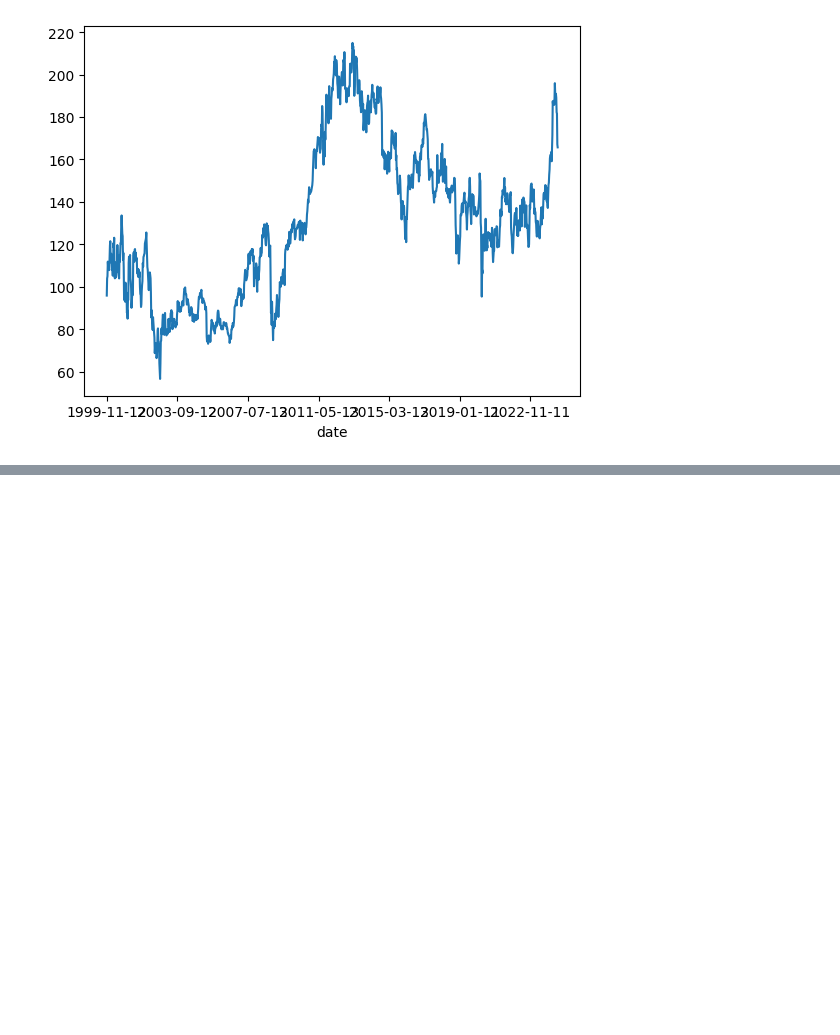
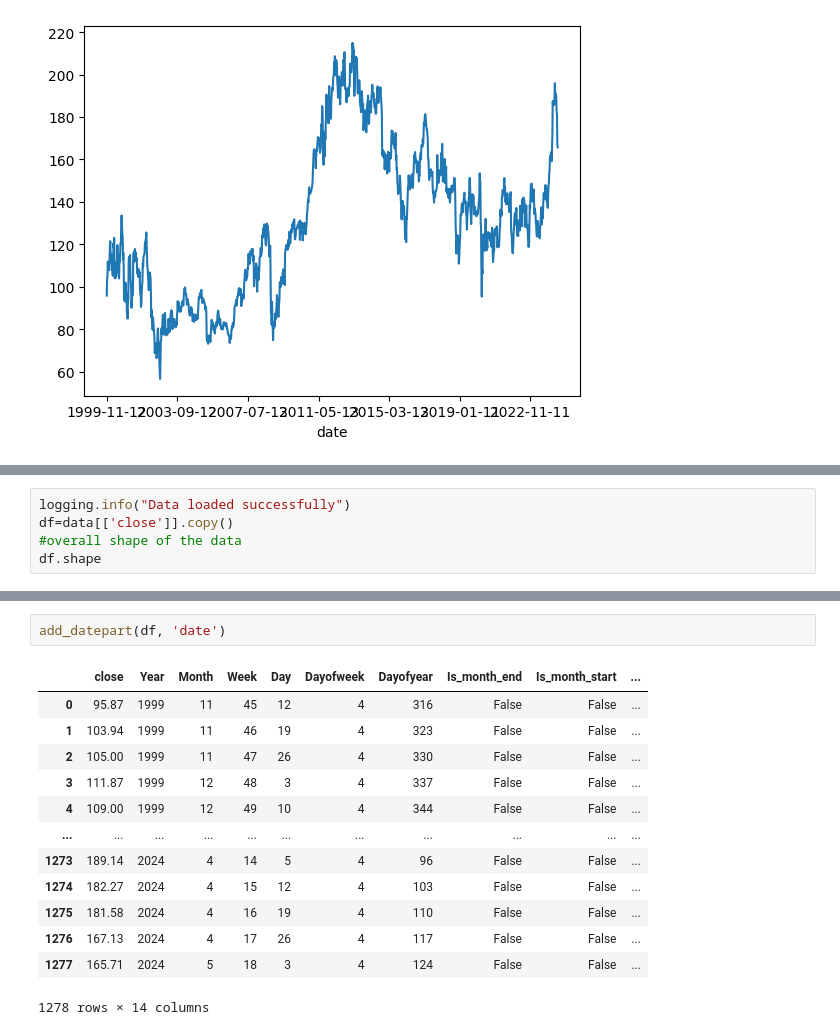
Before and after one commit to sakshamgulati/MLOps_Template, a Jupyter notebook: dev_latest.ipynb, the cells around one changed output, grey strips where cells are left out. Saved outputs shown, nothing was run; the diff lists cells and outputs as text; blank space fills up the shorter version.

```diff
--- a/dev_latest.ipynb
+++ b/dev_latest.ipynb
@@ -370,0 +109,5 @@ plot_periodogram(df_trend.close)
+# %%
+logging.info("Data loaded successfully")
+df=data[['close']].copy()
+#overall shape of the data
+df.shape
@@ -370,0 +156,16 @@ plot_periodogram(df_trend.close)
+# %%
+add_datepart(df, 'date')
+# %% [output]
+|  | close | Year | Month | Week | Day | Dayofweek | Dayofyear | Is_month_end | Is_month_start | ... |
+| 0 | 95.87 | 1999 | 11 | 45 | 12 | 4 | 316 | False | False | ... |
+| 1 | 103.94 | 1999 | 11 | 46 | 19 | 4 | 323 | False | False | ... |
+| 2 | 105.00 | 1999 | 11 | 47 | 26 | 4 | 330 | False | False | ... |
+| 3 | 111.87 | 1999 | 12 | 48 | 3 | 4 | 337 | False | False | ... |
+| 4 | 109.00 | 1999 | 12 | 49 | 10 | 4 | 344 | False | False | ... |
+| ... | ... | ... | ... | ... | ... | ... | ... | ... | ... | ... |
+| 1273 | 189.14 | 2024 | 4 | 14 | 5 | 4 | 96 | False | False | ... |
+| 1274 | 182.27 | 2024 | 4 | 15 | 12 | 4 | 103 | False | False | ... |
+| 1275 | 181.58 | 2024 | 4 | 16 | 19 | 4 | 110 | False | False | ... |
+| 1276 | 167.13 | 2024 | 4 | 17 | 26 | 4 | 117 | False | False | ... |
+| 1277 | 165.71 | 2024 | 5 | 18 | 3 | 4 | 124 | False | False | ... |
+1278 rows × 14 columns
```
Also changed, not shown: parts of 38 cells of this notebook, 1 other file.
